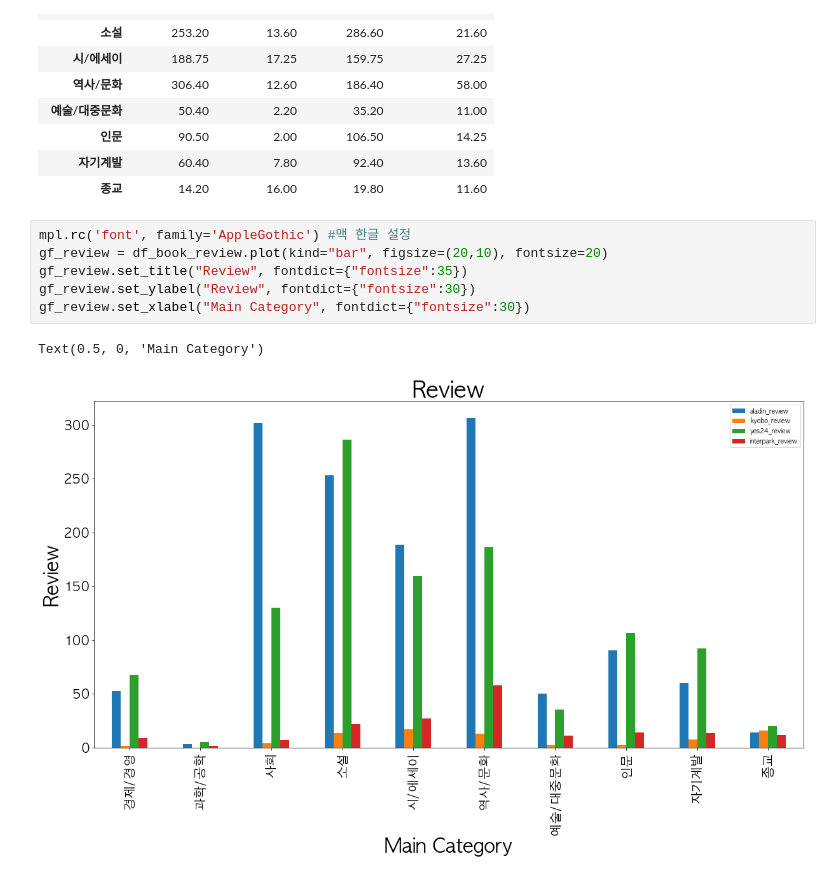
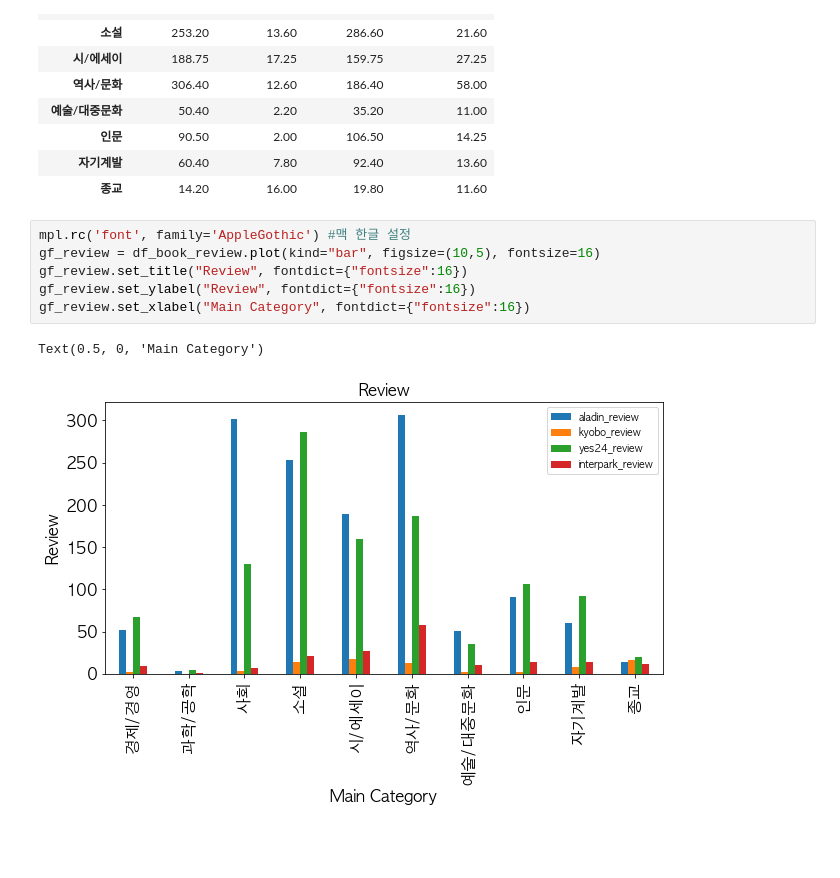
Before and after one commit to seo-hy/online-bookstore-platform-big-data-analysis, a Jupyter notebook: Demo.ipynb, the cells around one changed output. Saved outputs shown, nothing was run; the diff lists cells and outputs as text; blank space fills up the shorter version.

```diff
--- a/Demo.ipynb
+++ b/Demo.ipynb
@@ -172,10 +172,10 @@ df_book_review
 | 종교 | 14.20 | 16.00 | 19.80 | 11.60 |
 # %%
 mpl.rc('font', family='AppleGothic') #맥 한글 설정
-gf_review = df_book_review.plot(kind="bar", figsize=(20,10), fontsize=20)
-gf_review.set_title("Review", fontdict={"fontsize":35})
-gf_review.set_ylabel("Review", fontdict={"fontsize":30})
-gf_review.set_xlabel("Main Category", fontdict={"fontsize":30})
+gf_review = df_book_review.plot(kind="bar", figsize=(10,5), fontsize=16)
+gf_review.set_title("Review", fontdict={"fontsize":16})
+gf_review.set_ylabel("Review", fontdict={"fontsize":16})
+gf_review.set_xlabel("Main Category", fontdict={"fontsize":16})
 # %% [output]
 Text(0.5, 0, 'Main Category')
-[figure, old version]
+[figure, new version]
```
Also changed, not shown: parts of 5 cells of this notebook.
